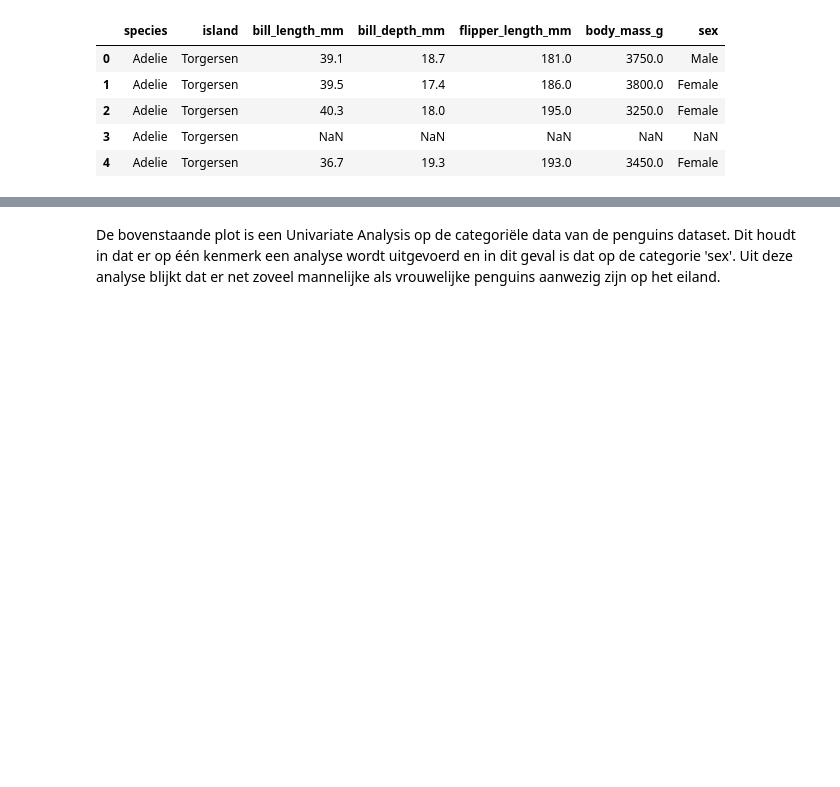
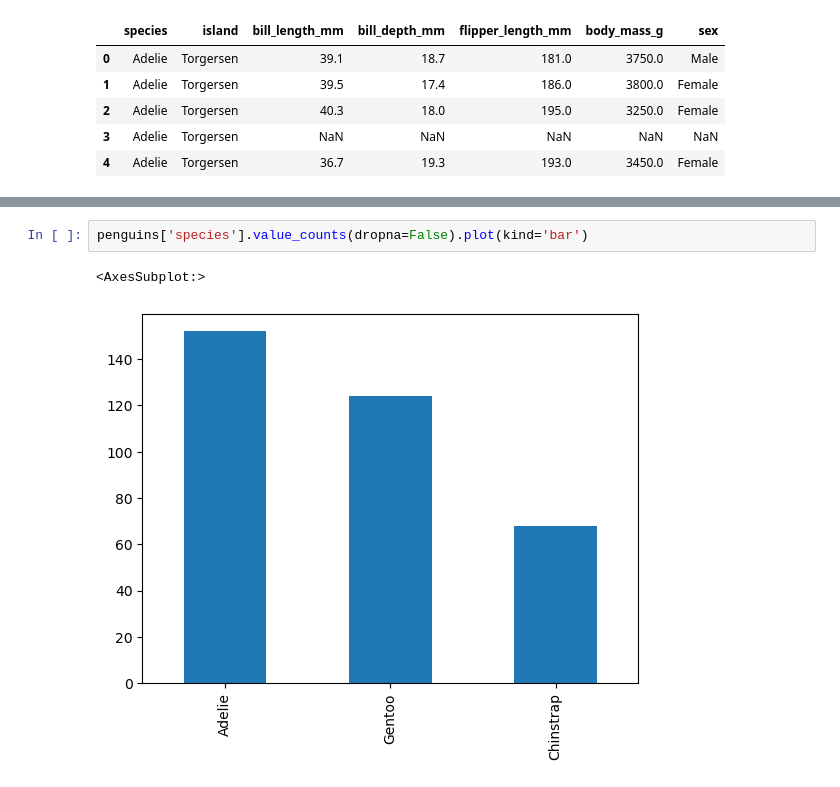
Before and after one commit to WesleyClarijs/DataScience-Portfolio, a Jupyter notebook: Assignment 3.ipynb, the cells around one changed output, grey strips where cells are left out. Drawn from its saved outputs; the diff is of its cells as text; blank space fills up the shorter version.

```diff
--- a/Assignment 3.ipynb
+++ b/Assignment 3.ipynb
@@ -23,2 +24,5 @@ penguins['sex'].value_counts(dropna=False).plot(kind='bar')
-# %% [markdown]
-De bovenstaande plot is een Univariate Analysis op de categoriële data van de penguins dataset. Dit houdt in dat er op één kenmerk een analyse wordt uitgevoerd en in dit geval is dat op de categorie 'sex'. Uit deze analyse blijkt dat er net zoveel mannelijke als vrouwelijke penguins aanwezig zijn op het eiland.
+# %%
+penguins['species'].value_counts(dropna=False).plot(kind='bar')
+# %% [output]
+<AxesSubplot:>
+[figure, added]
```
Also changed, not shown: parts of 4 cells of this notebook, 8 other files.
